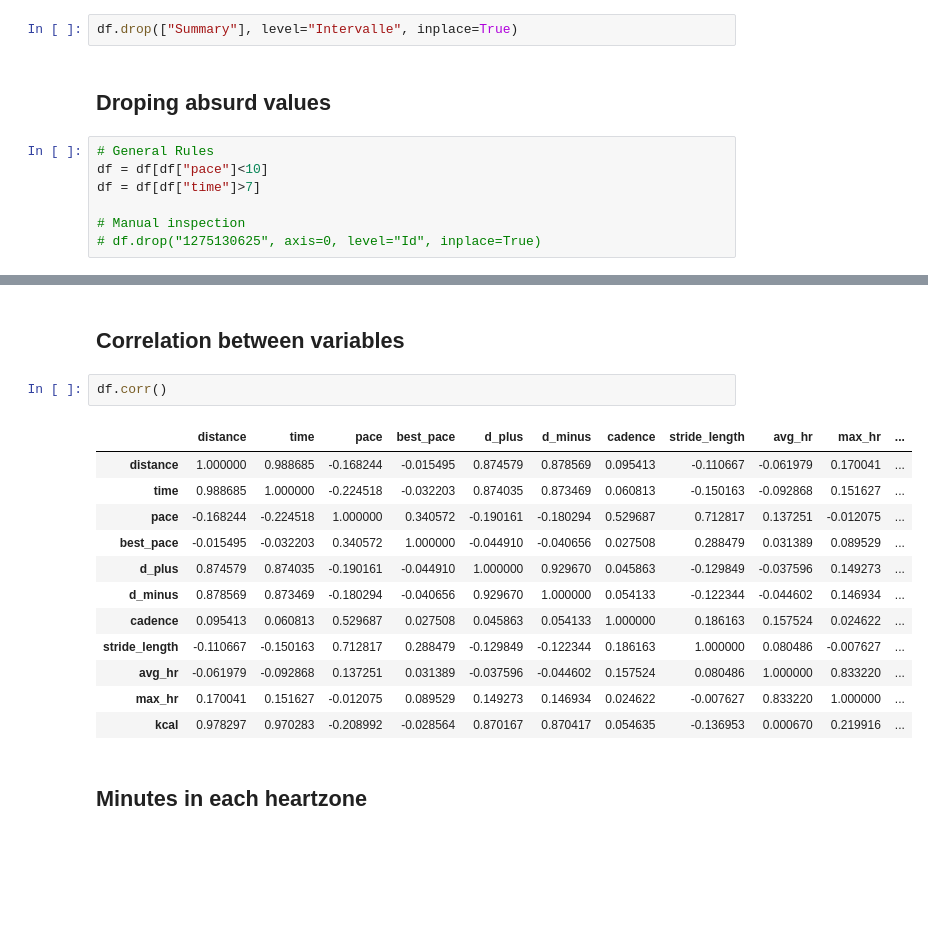
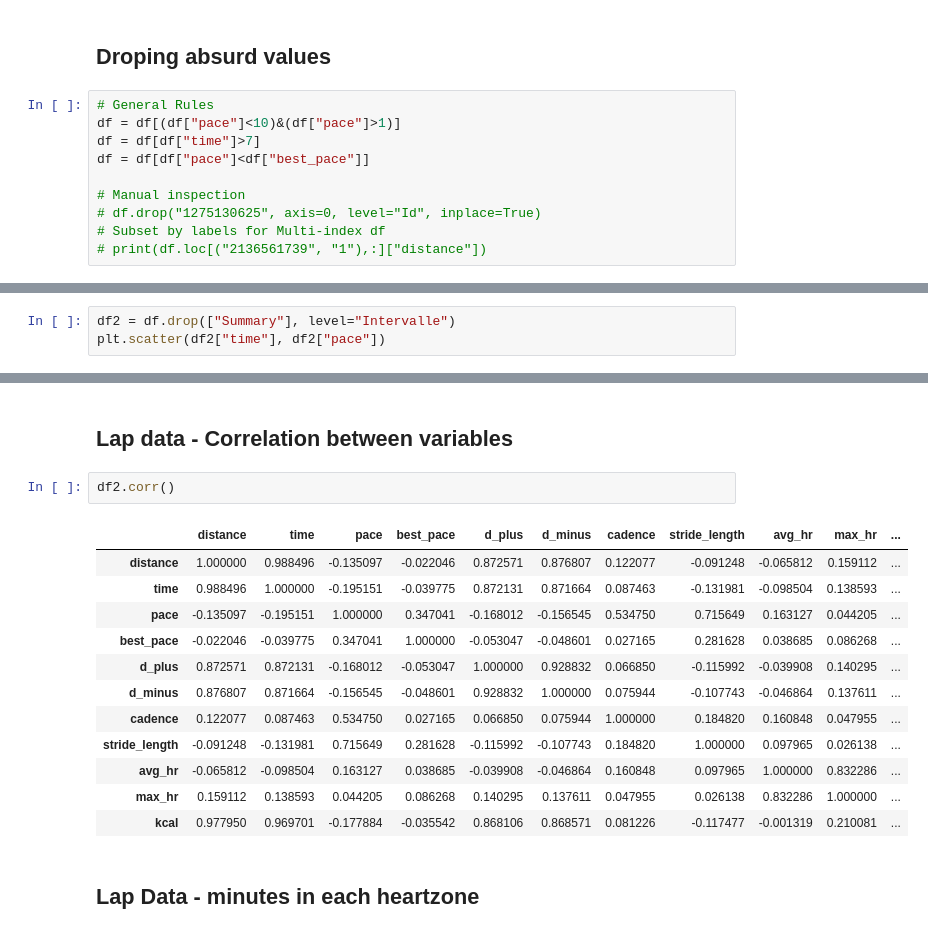
Before and after one commit to rrampaer/running-panda, a Jupyter notebook: notebooks/1.0-rr-exploration.ipynb, the cells around one changed output, grey strips where cells are left out. Cells and saved outputs as stored; diff of their text form; blank space fills up the shorter version.

Commit message:
Split summary and lap data

```diff
--- a/notebooks/1.0-rr-exploration.ipynb
+++ b/notebooks/1.0-rr-exploration.ipynb
@@ -27,11 +30,12 @@ print(df.loc[("2136561739", "1"),:]["distance"])
-# %%
-df.drop(["Summary"], level="Intervalle", inplace=True)
 # %% [markdown]
 ## Droping absurd values
 # %%
 # General Rules
-df = df[df["pace"]<10]
+df = df[(df["pace"]<10)&(df["pace"]>1)]
 df = df[df["time"]>7]
+df = df[df["pace"]<df["best_pace"]]
 
 # Manual inspection
 # df.drop("1275130625", axis=0, level="Id", inplace=True)
+# Subset by labels for Multi-index df
+# print(df.loc[("2136561739", "1"),:]["distance"])
@@ -44,0 +54,3 @@ plt.scatter(df["time"], df["pace"])
+# %%
+df2 = df.drop(["Summary"], level="Intervalle")
+plt.scatter(df2["time"], df2["pace"])
@@ -45,20 +60,20 @@ plt.scatter(df["time"], df["pace"])
 # %% [markdown]
-## Correlation between variables
+## Lap data - Correlation between variables
 # %%
-df.corr()
+df2.corr()
 # %% [output]
 |  | distance | time | pace | best_pace | d_plus | d_minus | cadence | stride_length | avg_hr | max_hr | ... |
-| distance | 1.000000 | 0.988685 | -0.168244 | -0.015495 | 0.874579 | 0.878569 | 0.095413 | -0.110667 | -0.061979 | 0.170041 | ... |
-| time | 0.988685 | 1.000000 | -0.224518 | -0.032203 | 0.874035 | 0.873469 | 0.060813 | -0.150163 | -0.092868 | 0.151627 | ... |
-| pace | -0.168244 | -0.224518 | 1.000000 | 0.340572 | -0.190161 | -0.180294 | 0.529687 | 0.712817 | 0.137251 | -0.012075 | ... |
-| best_pace | -0.015495 | -0.032203 | 0.340572 | 1.000000 | -0.044910 | -0.040656 | 0.027508 | 0.288479 | 0.031389 | 0.089529 | ... |
-| d_plus | 0.874579 | 0.874035 | -0.190161 | -0.044910 | 1.000000 | 0.929670 | 0.045863 | -0.129849 | -0.037596 | 0.149273 | ... |
-| d_minus | 0.878569 | 0.873469 | -0.180294 | -0.040656 | 0.929670 | 1.000000 | 0.054133 | -0.122344 | -0.044602 | 0.146934 | ... |
-| cadence | 0.095413 | 0.060813 | 0.529687 | 0.027508 | 0.045863 | 0.054133 | 1.000000 | 0.186163 | 0.157524 | 0.024622 | ... |
-| stride_length | -0.110667 | -0.150163 | 0.712817 | 0.288479 | -0.129849 | -0.122344 | 0.186163 | 1.000000 | 0.080486 | -0.007627 | ... |
-| avg_hr | -0.061979 | -0.092868 | 0.137251 | 0.031389 | -0.037596 | -0.044602 | 0.157524 | 0.080486 | 1.000000 | 0.833220 | ... |
-| max_hr | 0.170041 | 0.151627 | -0.012075 | 0.089529 | 0.149273 | 0.146934 | 0.024622 | -0.007627 | 0.833220 | 1.000000 | ... |
-| kcal | 0.978297 | 0.970283 | -0.208992 | -0.028564 | 0.870167 | 0.870417 | 0.054635 | -0.136953 | 0.000670 | 0.219916 | ... |
+| distance | 1.000000 | 0.988496 | -0.135097 | -0.022046 | 0.872571 | 0.876807 | 0.122077 | -0.091248 | -0.065812 | 0.159112 | ... |
+| time | 0.988496 | 1.000000 | -0.195151 | -0.039775 | 0.872131 | 0.871664 | 0.087463 | -0.131981 | -0.098504 | 0.138593 | ... |
+| pace | -0.135097 | -0.195151 | 1.000000 | 0.347041 | -0.168012 | -0.156545 | 0.534750 | 0.715649 | 0.163127 | 0.044205 | ... |
+| best_pace | -0.022046 | -0.039775 | 0.347041 | 1.000000 | -0.053047 | -0.048601 | 0.027165 | 0.281628 | 0.038685 | 0.086268 | ... |
+| d_plus | 0.872571 | 0.872131 | -0.168012 | -0.053047 | 1.000000 | 0.928832 | 0.066850 | -0.115992 | -0.039908 | 0.140295 | ... |
+| d_minus | 0.876807 | 0.871664 | -0.156545 | -0.048601 | 0.928832 | 1.000000 | 0.075944 | -0.107743 | -0.046864 | 0.137611 | ... |
+| cadence | 0.122077 | 0.087463 | 0.534750 | 0.027165 | 0.066850 | 0.075944 | 1.000000 | 0.184820 | 0.160848 | 0.047955 | ... |
+| stride_length | -0.091248 | -0.131981 | 0.715649 | 0.281628 | -0.115992 | -0.107743 | 0.184820 | 1.000000 | 0.097965 | 0.026138 | ... |
+| avg_hr | -0.065812 | -0.098504 | 0.163127 | 0.038685 | -0.039908 | -0.046864 | 0.160848 | 0.097965 | 1.000000 | 0.832286 | ... |
+| max_hr | 0.159112 | 0.138593 | 0.044205 | 0.086268 | 0.140295 | 0.137611 | 0.047955 | 0.026138 | 0.832286 | 1.000000 | ... |
+| kcal | 0.977950 | 0.969701 | -0.177884 | -0.035542 | 0.868106 | 0.868571 | 0.081226 | -0.117477 | -0.001319 | 0.210081 | ... |
 # %% [markdown]
-## Minutes in each heartzone
+## Lap Data - minutes in each heartzone
 # %%
```
Also changed, not shown: parts of 11 cells of this notebook, 1 other file.
